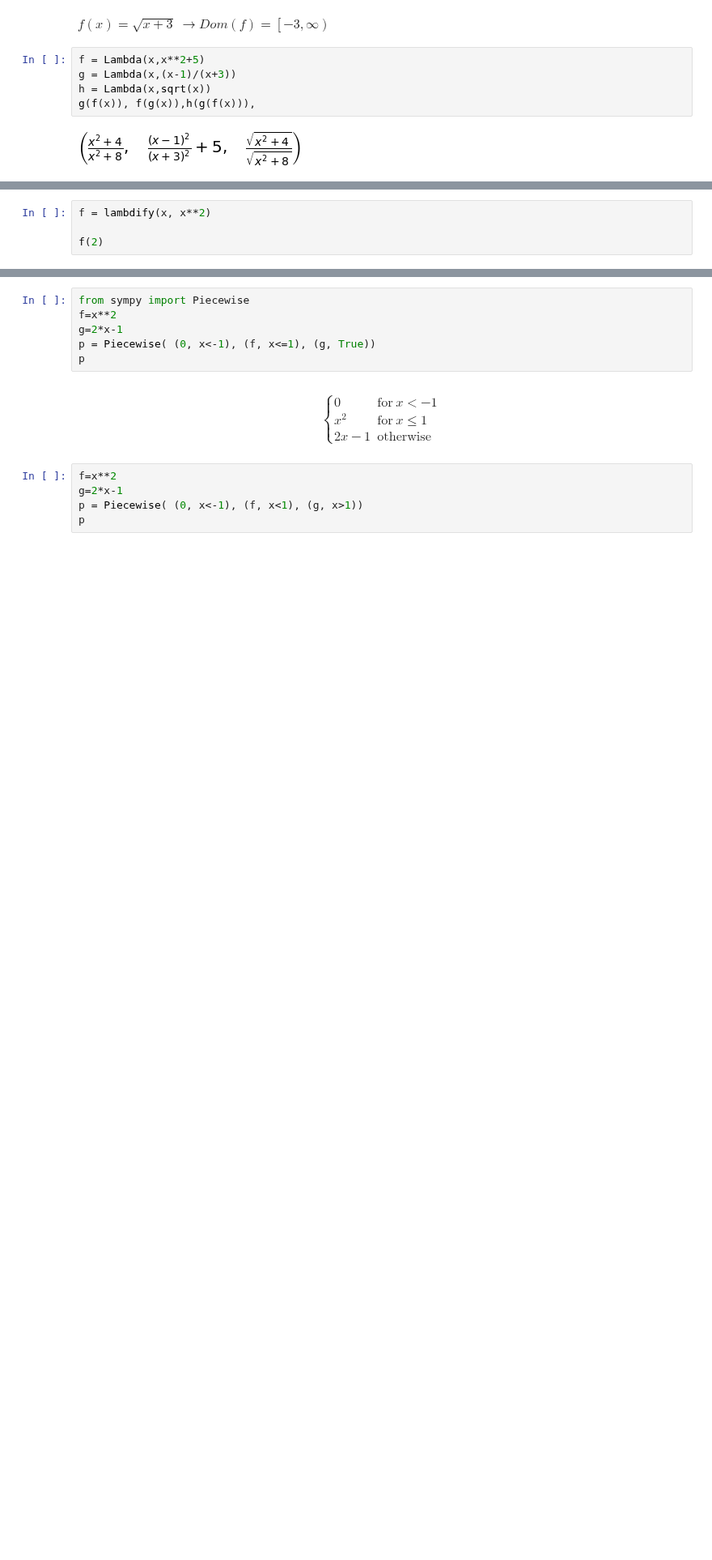
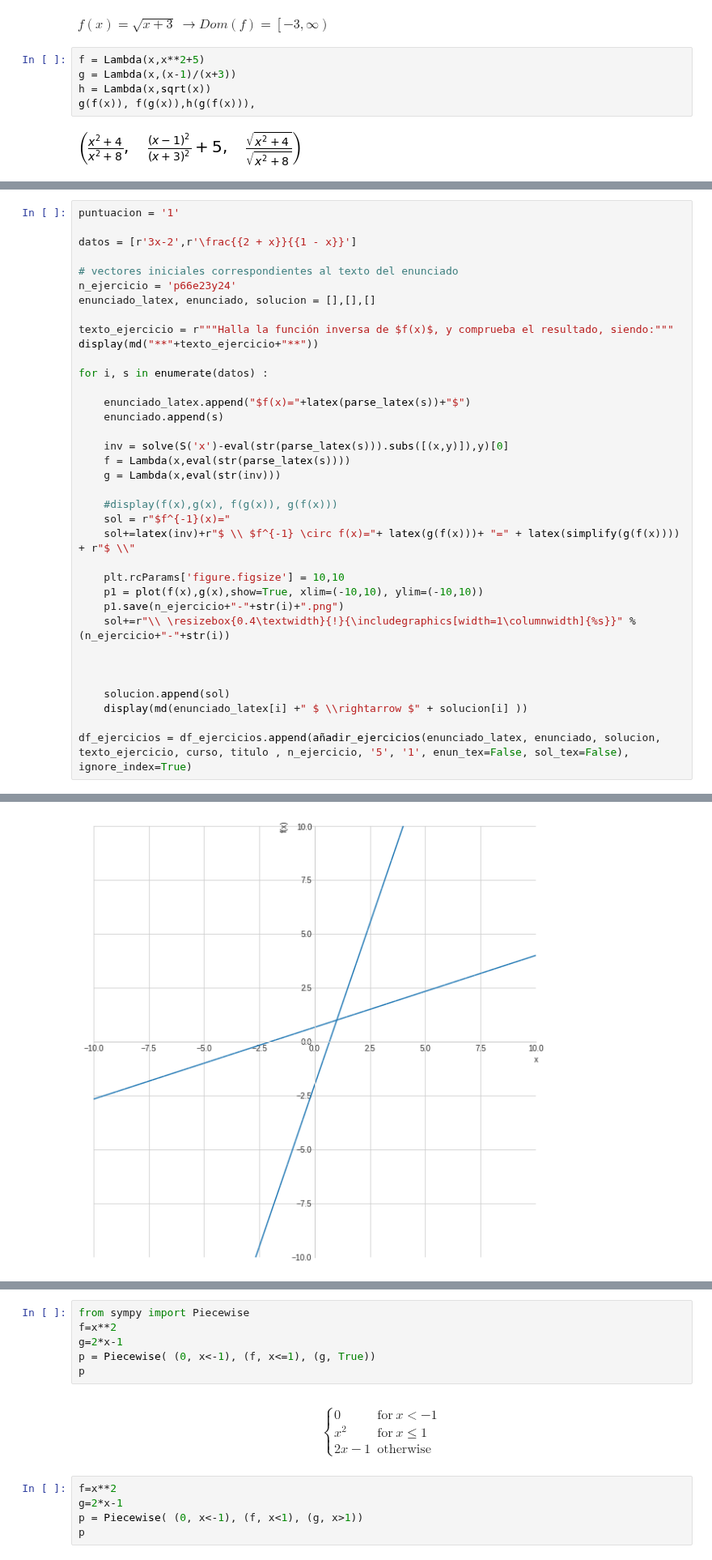
Before and after one commit to crdguez/mat1bac_cit, a Jupyter notebook: notebooks/31_funciones.ipynb, the cells around one changed output, grey strips where cells are left out. Shown at 81% size. Cells and saved outputs as stored; diff of their text form; blank space fills up the shorter version.

```diff
--- a/notebooks/31_funciones.ipynb
+++ b/notebooks/31_funciones.ipynb
@@ -168,4 +163,0 @@ for i, s in enumerate(datos) :
-# %%
-f = lambdify(x, x**2)
-
-f(2)
@@ -229,0 +164,37 @@ expr.doit()
+# %%
+puntuacion = '1'
+
+datos = [r'3x-2',r'\frac{{2 + x}}{{1 - x}}']
+
+# vectores iniciales correspondientes al texto del enunciado
+n_ejercicio = 'p66e23y24'
+enunciado_latex, enunciado, solucion = [],[],[]
+
+texto_ejercicio = r"""Halla la función inversa de $f(x)$, y comprueba el resultado, siendo:"""
+display(md("**"+texto_ejercicio+"**"))
+
+for i, s in enumerate(datos) :
+
+    enunciado_latex.append("$f(x)="+latex(parse_latex(s))+"$")
+    enunciado.append(s)
+
+    inv = solve(S('x')-eval(str(parse_latex(s))).subs([(x,y)]),y)[0]
+    f = Lambda(x,eval(str(parse_latex(s))))
+    g = Lambda(x,eval(str(inv)))
+
+    #display(f(x),g(x), f(g(x)), g(f(x)))
+    sol = r"$f^{-1}(x)="
+    sol+=latex(inv)+r"$ \\ $f^{-1} \circ f(x)="+ latex(g(f(x)))+ "=" + latex(simplify(g(f(x)))) + r"$ \\"
+
+    plt.rcParams['figure.figsize'] = 10,10
+    p1 = plot(f(x),g(x),show=True, xlim=(-10,10), ylim=(-10,10))
+    p1.save(n_ejercicio+"-"+str(i)+".png")
+    sol+=r"\\ \resizebox{0.4\textwidth}{!}{\includegraphics[width=1\columnwidth]{%s}}" % (n_ejercicio+"-"+str(i))
+
+
+
+    solucion.append(sol)
+    display(md(enunciado_latex[i] +" $ \\rightarrow $" + solucion[i] ))
+
+df_ejercicios = df_ejercicios.append(añadir_ejercicios(enunciado_latex, enunciado, solucion, texto_ejercicio, curso, titulo , n_ejercicio, '5', '1', enun_tex=False, sol_tex=False), ignore_index=True)
+# %% [output]
@@ -229,0 +202 @@ expr.doit()
+[figure, added]
```
Also changed, not shown: parts of 22 cells of this notebook, 14 other files.
